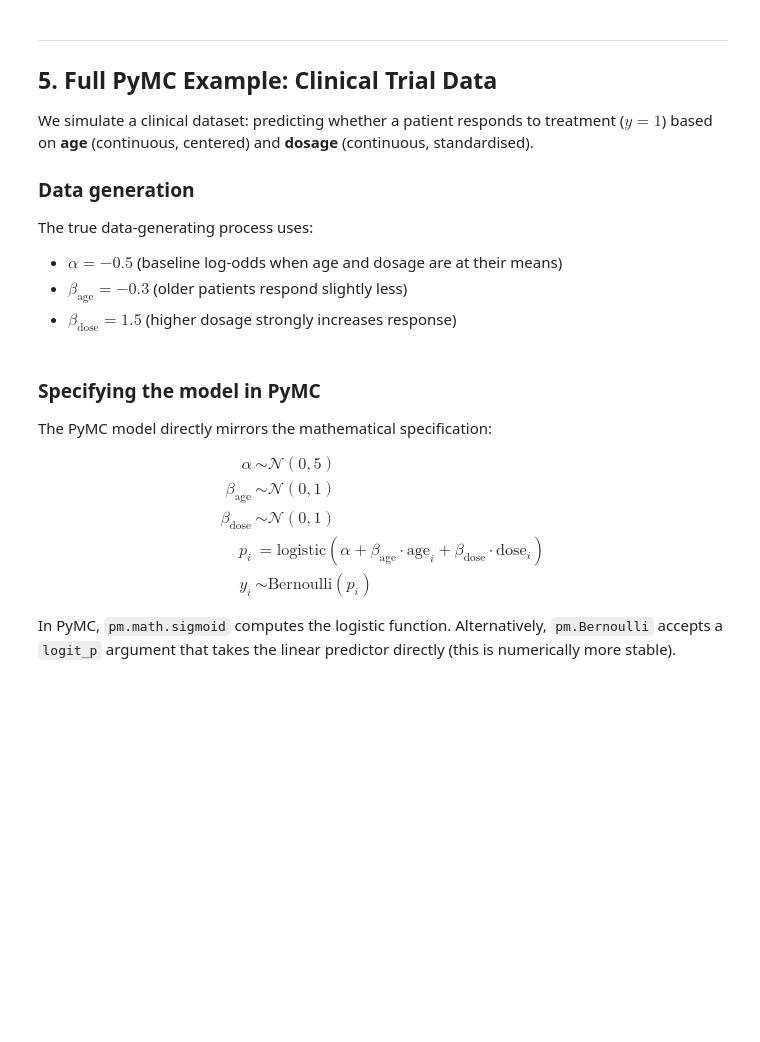
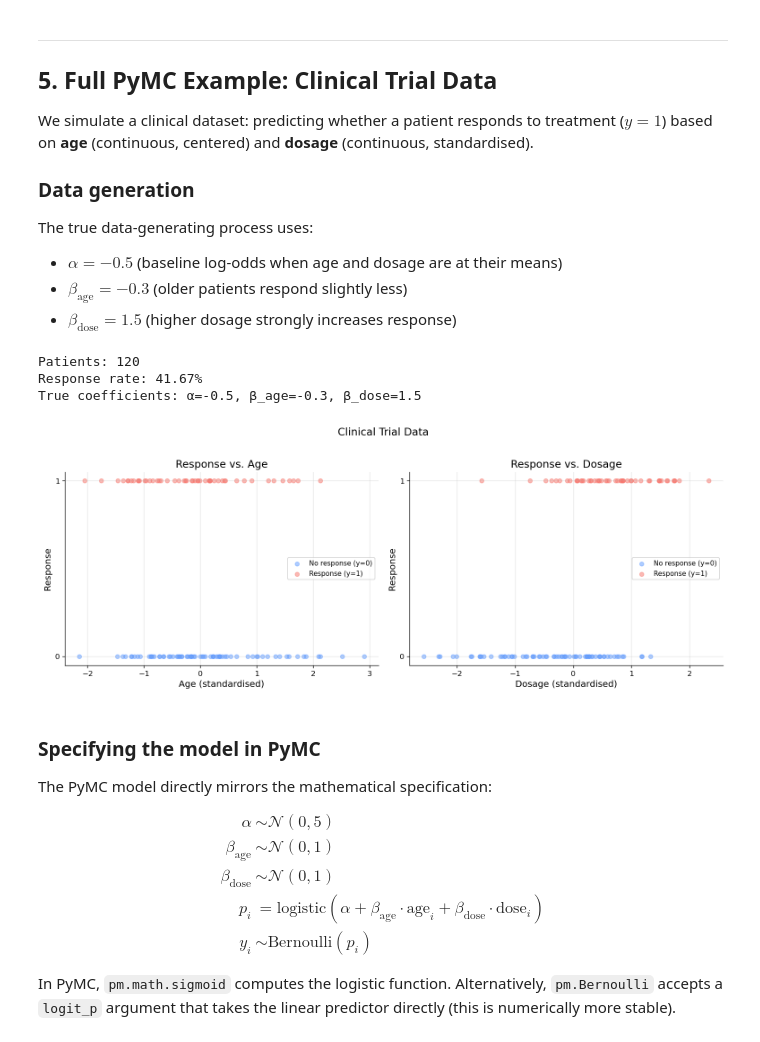
Before and after one commit to alextimmer/applied-and-mathematical-statistics, a Jupyter notebook: notebooks/08_bayesian_regression/02_bayesian_logistic_regression.ipynb, the cells around one changed output. Saved outputs shown, nothing was run; the diff lists cells and outputs as text; code cells hidden in the pictures; blank space fills up the shorter version.

```diff
--- a/notebooks/08_bayesian_regression/02_bayesian_logistic_regression.ipynb
+++ b/notebooks/08_bayesian_regression/02_bayesian_logistic_regression.ipynb
@@ -331,8 +354,8 @@ The true data-generating process uses:
 n_patients = 120
 
 # Predictors (standardised)
-age = rng.normal(0, 1, n_patients)      # centered age (in SD units)
-dosage = rng.normal(0, 1, n_patients)    # standardised dosage
+age = rng.normal(0, 1, n_patients)  # centered age (in SD units)
+dosage = rng.normal(0, 1, n_patients)  # standardised dosage
 
 # True coefficients
 alpha_true = -0.5
@@ -346,26 +369,48 @@ y_response = rng.binomial(1, p_response)
 
 print(f"Patients: {n_patients}")
 print(f"Response rate: {y_response.mean():.2%}")
-print(f"True coefficients: α={alpha_true}, β_age={beta_age_true}, β_dose={beta_dose_true}")
+print(
+    f"True coefficients: α={alpha_true}, β_age={beta_age_true}, β_dose={beta_dose_true}"
+)
+# %% [output]
+Patients: 120
+Response rate: 41.67%
+True coefficients: α=-0.5, β_age=-0.3, β_dose=1.5
 # %%
 # Visualise the data
 fig, axes = plt.subplots(1, 2, figsize=(13, 5))
 
-for ax, x_var, x_label in zip(axes, [age, dosage], ["Age (standardised)", "Dosage (standardised)"]):
-    ax.scatter(x_var[y_response == 0], y_response[y_response == 0],
-               alpha=0.5, s=30, label="No response (y=0)", color="C4")
-    ax.scatter(x_var[y_response == 1], y_response[y_response == 1],
-               alpha=0.5, s=30, label="Response (y=1)", color="C0")
+for ax, x_var, x_label in zip(
+    axes, [age, dosage], ["Age (standardised)", "Dosage (standardised)"]
+):
+    ax.scatter(
+        x_var[y_response == 0],
+        y_response[y_response == 0],
+        alpha=0.5,
+        s=30,
+        label="No response (y=0)",
+        color="C4",
+    )
+    ax.scatter(
+        x_var[y_response == 1],
+        y_response[y_response == 1],
+        alpha=0.5,
+        s=30,
+        label="Response (y=1)",
+        color="C0",
+    )
     ax.set_xlabel(x_label)
     ax.set_ylabel("Response")
     ax.set_yticks([0, 1])
     ax.legend(fontsize=9)
 
 axes[0].set_title("Response vs. Age")
 axes[1].set_title("Response vs. Dosage")
 plt.suptitle("Clinical Trial Data", fontsize=14, y=1.01)
 plt.tight_layout()
 plt.show()
+# %% [output]
+[figure, added]
 # %% [markdown]
 ### Specifying the model in PyMC
 
```
Also changed, not shown: parts of 17 cells of this notebook, 17 other files.
